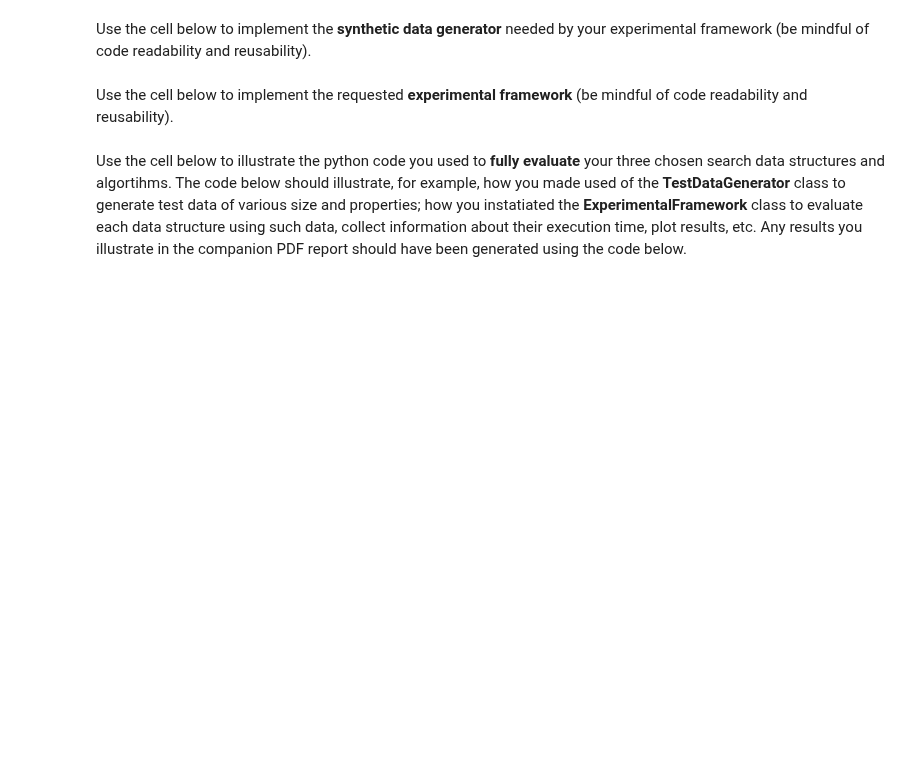
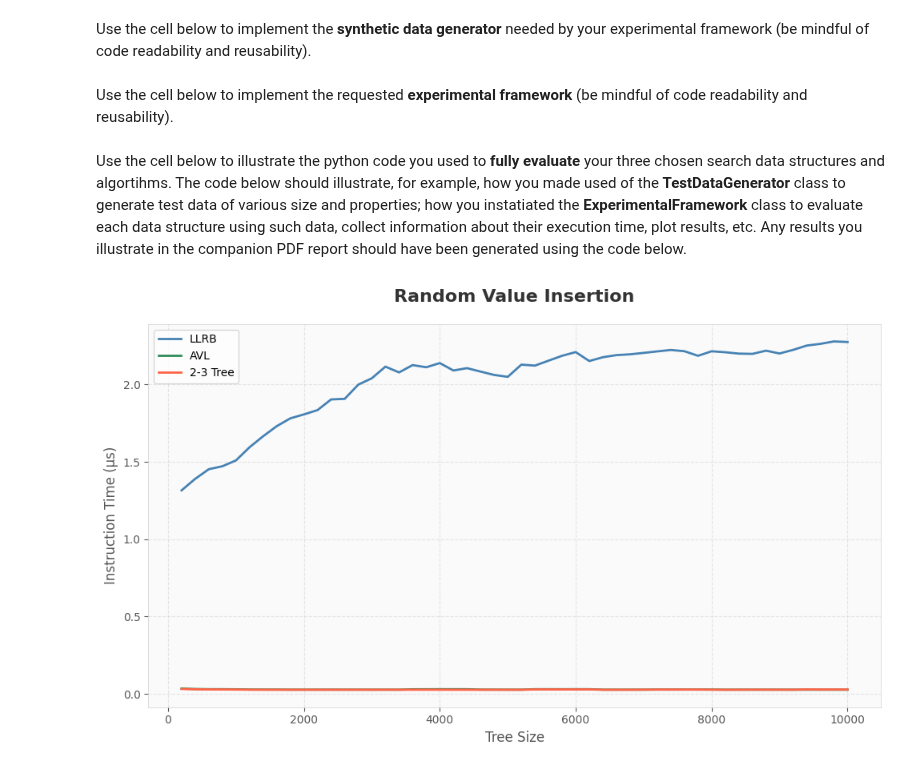
Before and after one commit to Zhou-London/Algorithm-Research, a Jupyter notebook: comp0005-coursework-2025/grp-XXX-0005code.ipynb, the cells around one changed output. Saved outputs shown, nothing was run; the diff lists cells and outputs as text; code cells hidden in the pictures; blank space fills up the shorter version.

```diff
--- a/comp0005-coursework-2025/grp-XXX-0005code.ipynb
+++ b/comp0005-coursework-2025/grp-XXX-0005code.ipynb
@@ -542,3 +599,10 @@ class ExperimentalFramework():
         plt.show()
 # %% [markdown]
 Use the cell below to illustrate the python code you used to **fully evaluate** your three chosen search data structures and algortihms. The code below should illustrate, for example, how you made used of the **TestDataGenerator** class to generate test data of various size and properties; how you instatiated the **ExperimentalFramework** class to  evaluate each data structure using such data, collect information about their execution time, plot results, etc. Any results you illustrate in the companion PDF report should have been generated using the code below.
+# %%
+testGen = TestDataGenerator(10000)
+framework = ExperimentalFramework(repeat_time=5, sampling_rate=50)
+framework.evaluate_insertion(testGen.StringRandom())
+framework.visualize("Random Value Insertion")
+# %% [output]
+[figure, added]
```
Also changed, not shown: parts of 8 cells of this notebook.
